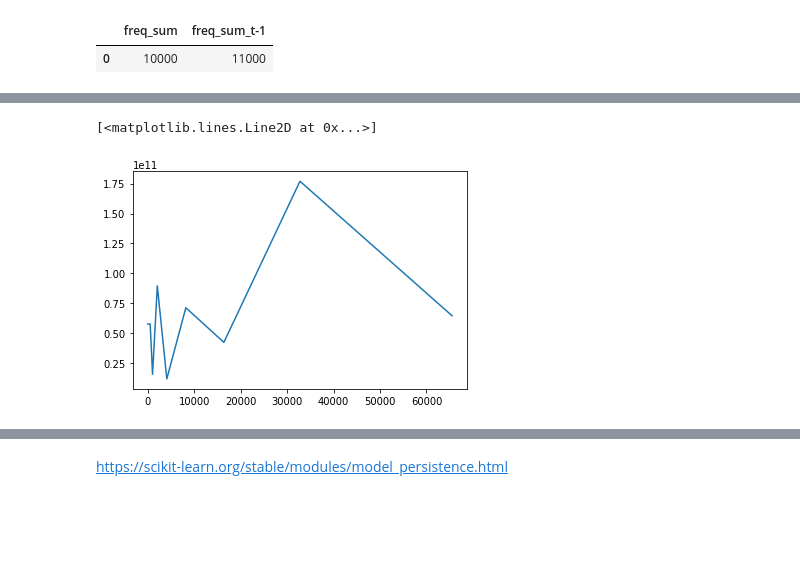
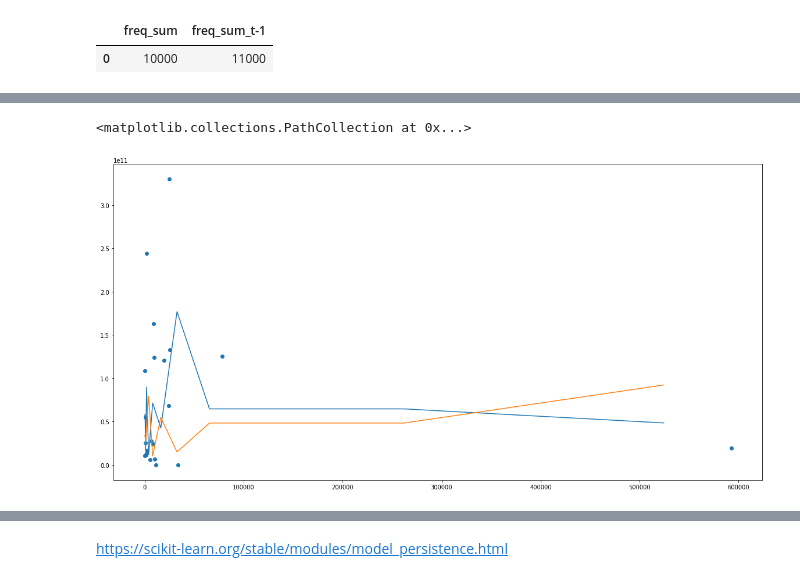
Before and after one commit to pallada-92/MMarketSizePrediction, a Jupyter notebook: models_jupyter/Model_currently_working.ipynb, the cells around one changed output, grey strips where cells are left out. Drawn from its saved outputs; the diff is of its cells as text; code cells hidden in the pictures; blank space fills up the shorter version.

```diff
--- a/models_jupyter/Model_currently_working.ipynb
+++ b/models_jupyter/Model_currently_working.ipynb
@@ -746,5 +747,8 @@ preds_df
-# %%
-plt.plot(preds_df.X, preds_df.pred)
-# %% [output]
-[<matplotlib.lines.Line2D at 0x...>]
-[figure, removed]
+# %%
+plt.figure(figsize=(20,10))
+plt.plot(preds_df.X, preds_df.pred)
+plt.plot(preds_df.X, preds_df.modify)
+plt.scatter(data_16_17.freq_sum, data_16_17.market)
+# %% [output]
+<matplotlib.collections.PathCollection at 0x...>
+[figure, added]
```
Also changed, not shown: parts of 8 cells of this notebook.
